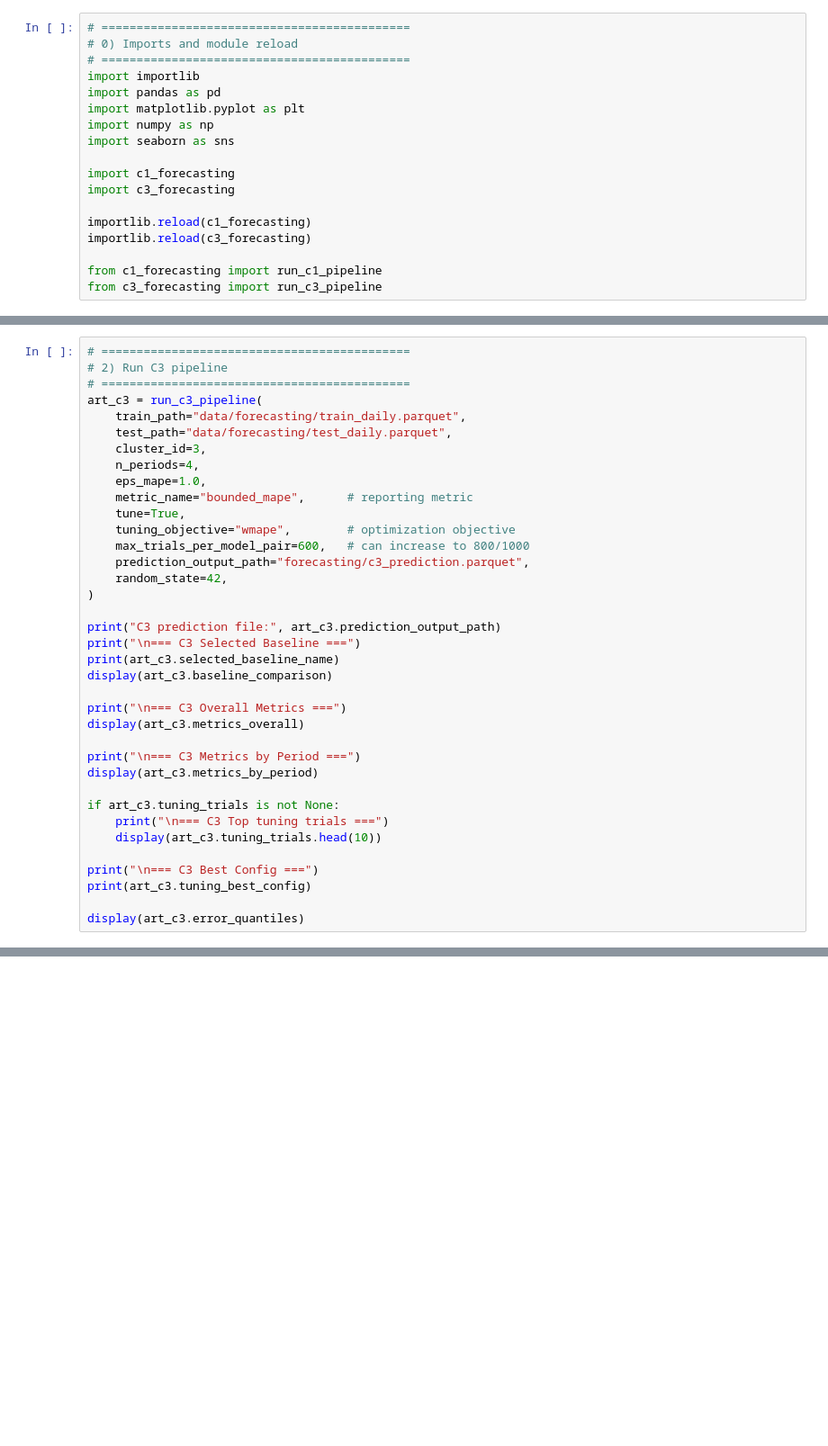
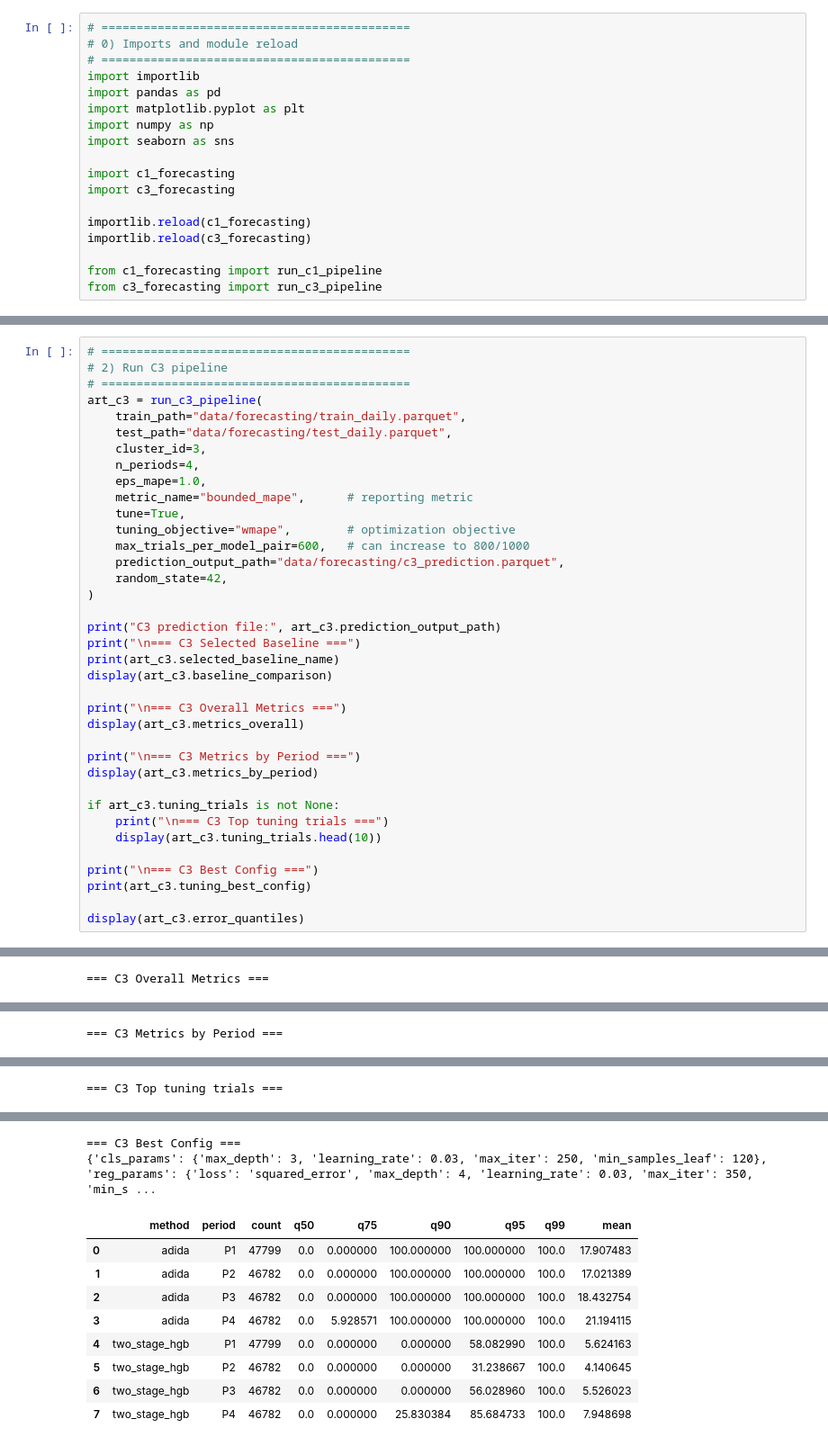
Before and after one commit to CserYe03na/Online_Retail_Forecasting, a Jupyter notebook: c1c3forecasting.ipynb, the cells around one changed output, grey strips where cells are left out. Shown at 90% size. Drawn from its saved outputs; the diff is of its cells as text; blank space fills up the shorter version.

```diff
--- a/c1c3forecasting.ipynb
+++ b/c1c3forecasting.ipynb
@@ -63,7 +103,7 @@ art_c3 = run_c3_pipeline(
     tune=True,
     tuning_objective="wmape",        # optimization objective
     max_trials_per_model_pair=600,   # can increase to 800/1000
-    prediction_output_path="forecasting/c3_prediction.parquet",
+    prediction_output_path="data/forecasting/c3_prediction.parquet",
     random_state=42,
 )
 
@@ -86,3 +126,4 @@ print("\n=== C3 Best Config ===")
 print(art_c3.tuning_best_config)
 
 display(art_c3.error_quantiles)
+# %% [output]
@@ -88,0 +138 @@ display(art_c3.error_quantiles)
+=== C3 Overall Metrics ===
@@ -88,0 +142 @@ display(art_c3.error_quantiles)
+=== C3 Metrics by Period ===
@@ -88,0 +152 @@ display(art_c3.error_quantiles)
+=== C3 Top tuning trials ===
@@ -89,2 +164,13 @@ display(art_c3.error_quantiles)
+=== C3 Best Config ===
+{'cls_params': {'max_depth': 3, 'learning_rate': 0.03, 'max_iter': 250, 'min_samples_leaf': 120}, 'reg_params': {'loss': 'squared_error', 'max_depth': 4, 'learning_rate': 0.03, 'max_iter': 350, 'min_s ...
+|  | method | period | count | q50 | q75 | q90 | q95 | q99 | mean |
+| 0 | adida | P1 | 47799 | 0.0 | 0.000000 | 100.000000 | 100.000000 | 100.0 | 17.907483 |
+| 1 | adida | P2 | 46782 | 0.0 | 0.000000 | 100.000000 | 100.000000 | 100.0 | 17.021389 |
+| 2 | adida | P3 | 46782 | 0.0 | 0.000000 | 100.000000 | 100.000000 | 100.0 | 18.432754 |
+| 3 | adida | P4 | 46782 | 0.0 | 5.928571 | 100.000000 | 100.000000 | 100.0 | 21.194115 |
+| 4 | two_stage_hgb | P1 | 47799 | 0.0 | 0.000000 | 0.000000 | 58.082990 | 100.0 | 5.624163 |
+| 5 | two_stage_hgb | P2 | 46782 | 0.0 | 0.000000 | 0.000000 | 31.238667 | 100.0 | 4.140645 |
+| 6 | two_stage_hgb | P3 | 46782 | 0.0 | 0.000000 | 0.000000 | 56.028960 | 100.0 | 5.526023 |
+| 7 | two_stage_hgb | P4 | 46782 | 0.0 | 0.000000 | 25.830384 | 85.684733 | 100.0 | 7.948698 |
 # %%
 # ============================================
```
Also changed, not shown: parts of 7 cells of this notebook, 18 other files.
